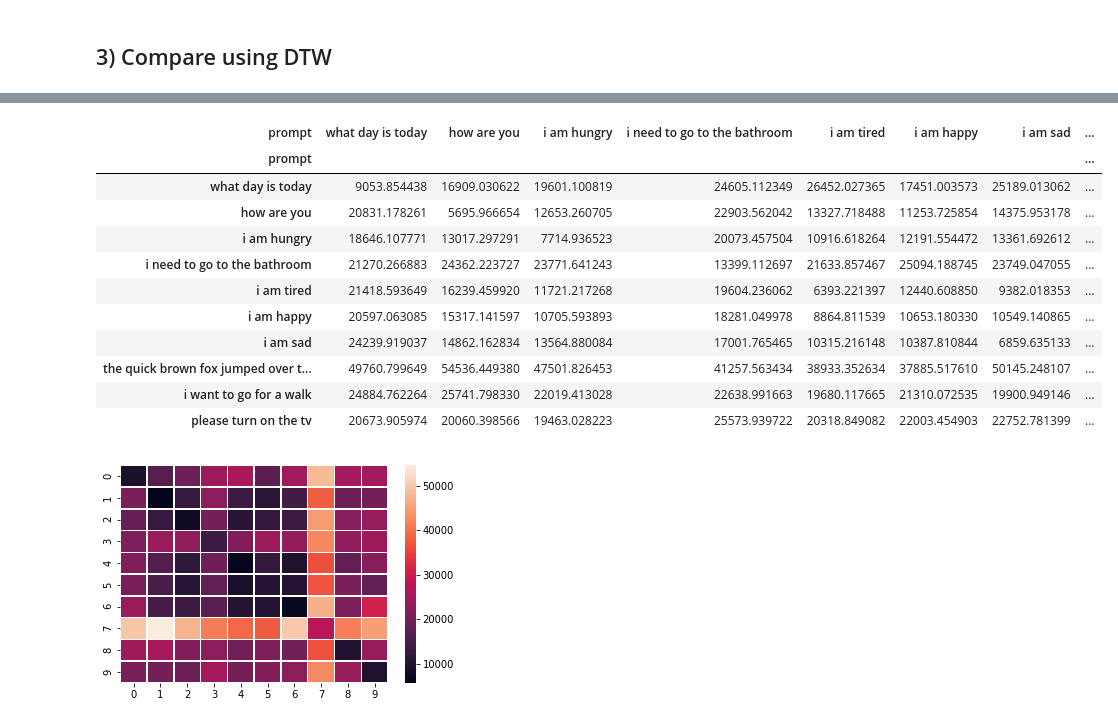
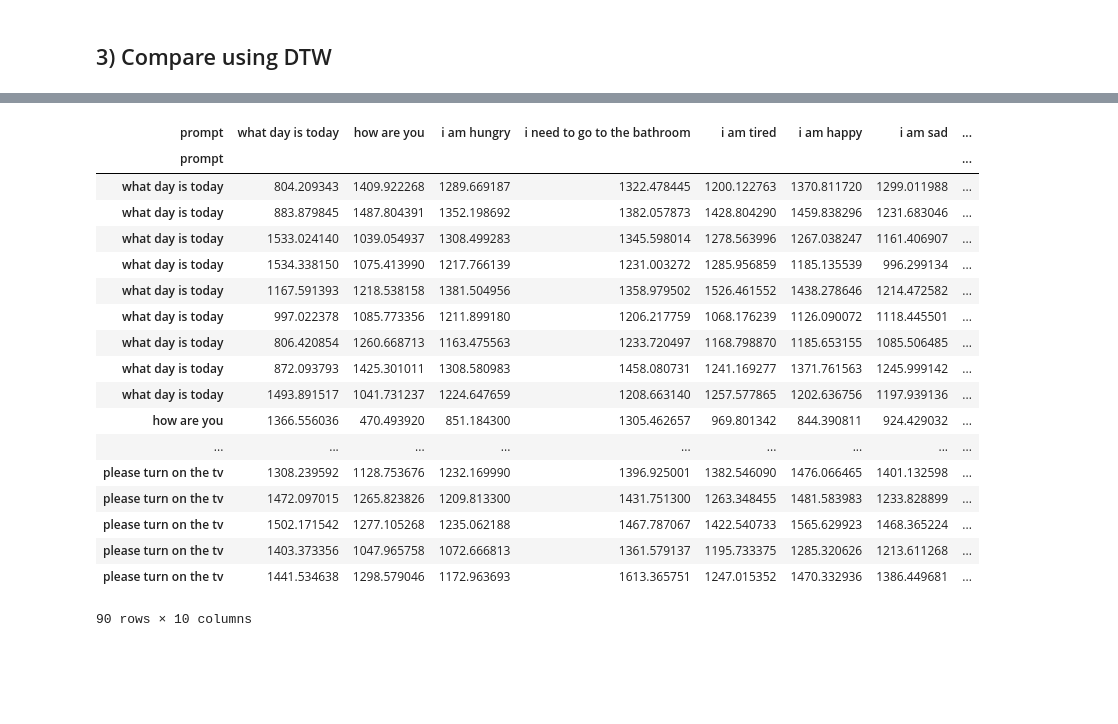
Before and after one commit to miketp333/mids_capstone, a Jupyter notebook: models/dtw_recordings.ipynb, the cells around one changed output, grey strips where cells are left out. Cells and saved outputs as stored; diff of their text form; code cells hidden in the pictures; blank space fills up the shorter version.

```diff
--- a/models/dtw_recordings.ipynb
+++ b/models/dtw_recordings.ipynb
@@ -33,8 +34,7 @@ print('Unique prompts:', num_classes)
 # %% [output]
 Unique prompts: 10
 # %%
-# LOAD ONLY 1 RECORD IN TRAINING AND 1 RECORD IN TEST FOR EACH PROMPT - like TORGO data
-
+# LOAD 1 RECORD IN TRAINING AND 9 RECORDS IN TEST FOR EACH PROMPT
 mfcc = []
 prompts = []
 prompt_text = []
@@ -42,11 +42,23 @@ train = []
 
 for p in range(1,11):
     print(prompt_master['prompt'][p-1])
-    for i in range(1,3):
+    for i in range(1,11):
         aud_loc = '../data/recorded/' + str(p) + '_' + str(i) + '.wav'
         #print(aud_loc)
+
         data, rate = librosa.load(aud_loc)
-        #print(data.shape)
+
+#         # Trim leading and trailing silence
+#
+#         len_pre = librosa.get_duration(data) * 100.000
+#         data, index = librosa.effects.trim(data, frame_length=40, hop_length=10)
+#         print('Amount trim: ', len_pre - (librosa.get_duration(data) * 100.000))
+
+        #Add white noise
+
+        wn = np.random.randn(len(data))
+        data = data + 0.005*wn
+
         mfcc.append(librosa.feature.mfcc(data, rate))
 
         prompts.append(p-1)
@@ -64,3 +76,15 @@ i am sad
 the quick brown fox jumped over the lazy dog
 i want to go for a walk
 please turn on the tv
+# %%
+# Remove first MFCC because it does not convey information relevant to the overall shape of the spectrum. It only conveys a constant offset
+# I also removed first and last. Didn't impact results.
+# Source: https://musicinformationretrieval.com/mfcc.html
+for i,x in enumerate(mfcc):
+
+    #mfcc[i] = mfcc[i][1:-1]
+
+    # Also can scale features - looks like this helps
+    mfcc[i] = sklearn.preprocessing.scale(mfcc[i], axis=1)
+
+print(mfcc[0].shape)
@@ -102,25 +133,31 @@ for i,x in enumerate(x_test):
     dtw_dist.append(dist)
 # %%
 # Show the distances
-pd.DataFrame(dtw_dist, prompt_master['prompt'], prompt_master['prompt'])
+
+pd.DataFrame(dtw_dist, np.repeat(prompt_master['prompt'],9), prompt_master['prompt'])
 # %% [output]
 | prompt | what day is today | how are you | i am hungry | i need to go to the bathroom | i am tired | i am happy | i am sad | ... |
 | prompt |  |  |  |  |  |  |  | ... |
-| what day is today | 9053.854438 | 16909.030622 | 19601.100819 | 24605.112349 | 26452.027365 | 17451.003573 | 25189.013062 | ... |
-| how are you | 20831.178261 | 5695.966654 | 12653.260705 | 22903.562042 | 13327.718488 | 11253.725854 | 14375.953178 | ... |
-| i am hungry | 18646.107771 | 13017.297291 | 7714.936523 | 20073.457504 | 10916.618264 | 12191.554472 | 13361.692612 | ... |
-| i need to go to the bathroom | 21270.266883 | 24362.223727 | 23771.641243 | 13399.112697 | 21633.857467 | 25094.188745 | 23749.047055 | ... |
-| i am tired | 21418.593649 | 16239.459920 | 11721.217268 | 19604.236062 | 6393.221397 | 12440.608850 | 9382.018353 | ... |
-| i am happy | 20597.063085 | 15317.141597 | 10705.593893 | 18281.049978 | 8864.811539 | 10653.180330 | 10549.140865 | ... |
-| i am sad | 24239.919037 | 14862.162834 | 13564.880084 | 17001.765465 | 10315.216148 | 10387.810844 | 6859.635133 | ... |
-| the quick brown fox jumped over t... | 49760.799649 | 54536.449380 | 47501.826453 | 41257.563434 | 38933.352634 | 37885.517610 | 50145.248107 | ... |
-| i want to go for a walk | 24884.762264 | 25741.798330 | 22019.413028 | 22638.991663 | 19680.117665 | 21310.072535 | 19900.949146 | ... |
-| please turn on the tv | 20673.905974 | 20060.398566 | 19463.028223 | 25573.939722 | 20318.849082 | 22003.454903 | 22752.781399 | ... |
+| what day is today | 804.209343 | 1409.922268 | 1289.669187 | 1322.478445 | 1200.122763 | 1370.811720 | 1299.011988 | ... |
+| what day is today | 883.879845 | 1487.804391 | 1352.198692 | 1382.057873 | 1428.804290 | 1459.838296 | 1231.683046 | ... |
+| what day is today | 1533.024140 | 1039.054937 | 1308.499283 | 1345.598014 | 1278.563996 | 1267.038247 | 1161.406907 | ... |
+| what day is today | 1534.338150 | 1075.413990 | 1217.766139 | 1231.003272 | 1285.956859 | 1185.135539 | 996.299134 | ... |
+| what day is today | 1167.591393 | 1218.538158 | 1381.504956 | 1358.979502 | 1526.461552 | 1438.278646 | 1214.472582 | ... |
+| what day is today | 997.022378 | 1085.773356 | 1211.899180 | 1206.217759 | 1068.176239 | 1126.090072 | 1118.445501 | ... |
+| what day is today | 806.420854 | 1260.668713 | 1163.475563 | 1233.720497 | 1168.798870 | 1185.653155 | 1085.506485 | ... |
+| what day is today | 872.093793 | 1425.301011 | 1308.580983 | 1458.080731 | 1241.169277 | 1371.761563 | 1245.999142 | ... |
+| what day is today | 1493.891517 | 1041.731237 | 1224.647659 | 1208.663140 | 1257.577865 | 1202.636756 | 1197.939136 | ... |
+| how are you | 1366.556036 | 470.493920 | 851.184300 | 1305.462657 | 969.801342 | 844.390811 | 924.429032 | ... |
+| ... | ... | ... | ... | ... | ... | ... | ... | ... |
+| please turn on the tv | 1308.239592 | 1128.753676 | 1232.169990 | 1396.925001 | 1382.546090 | 1476.066465 | 1401.132598 | ... |
+| please turn on the tv | 1472.097015 | 1265.823826 | 1209.813300 | 1431.751300 | 1263.348455 | 1481.583983 | 1233.828899 | ... |
+| please turn on the tv | 1502.171542 | 1277.105268 | 1235.062188 | 1467.787067 | 1422.540733 | 1565.629923 | 1468.365224 | ... |
+| please turn on the tv | 1403.373356 | 1047.965758 | 1072.666813 | 1361.579137 | 1195.733375 | 1285.320626 | 1213.611268 | ... |
+| please turn on the tv | 1441.534638 | 1298.579046 | 1172.963693 | 1613.365751 | 1247.015352 | 1470.332936 | 1386.449681 | ... |
+90 rows × 10 columns
 # %%
-ax = sns.heatmap(dtw_dist, linewidth=0.5)
-plt.show()
+# ax = sns.heatmap(dtw_dist, linewidth=0.5)
+# plt.show()
-# %% [output]
-[figure, removed]
 # %%
 fmt = '{:<50}{}'
 num_correct = 0
```
Also changed, not shown: parts of 8 cells of this notebook.
